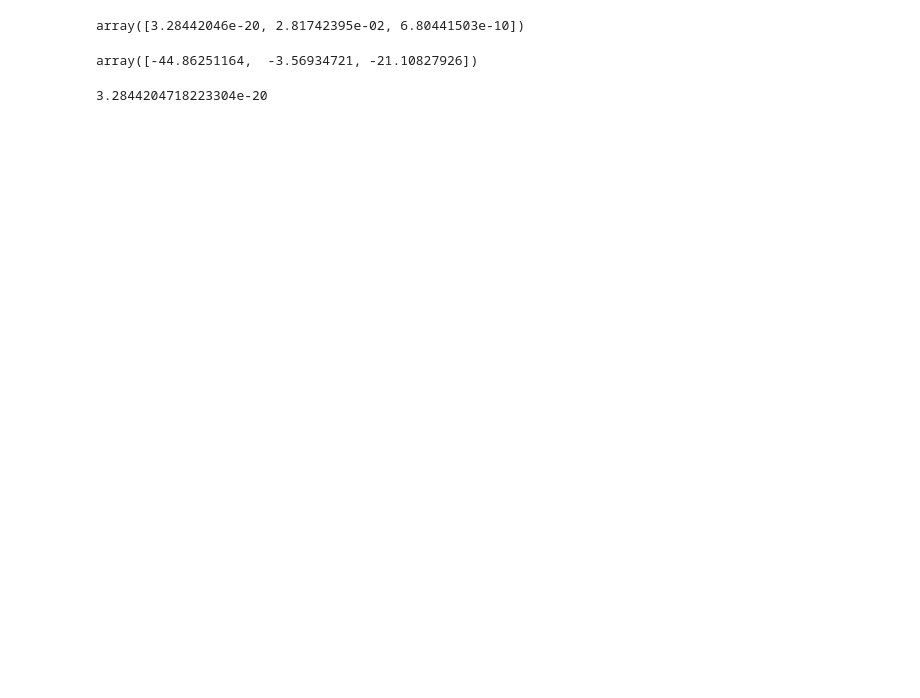
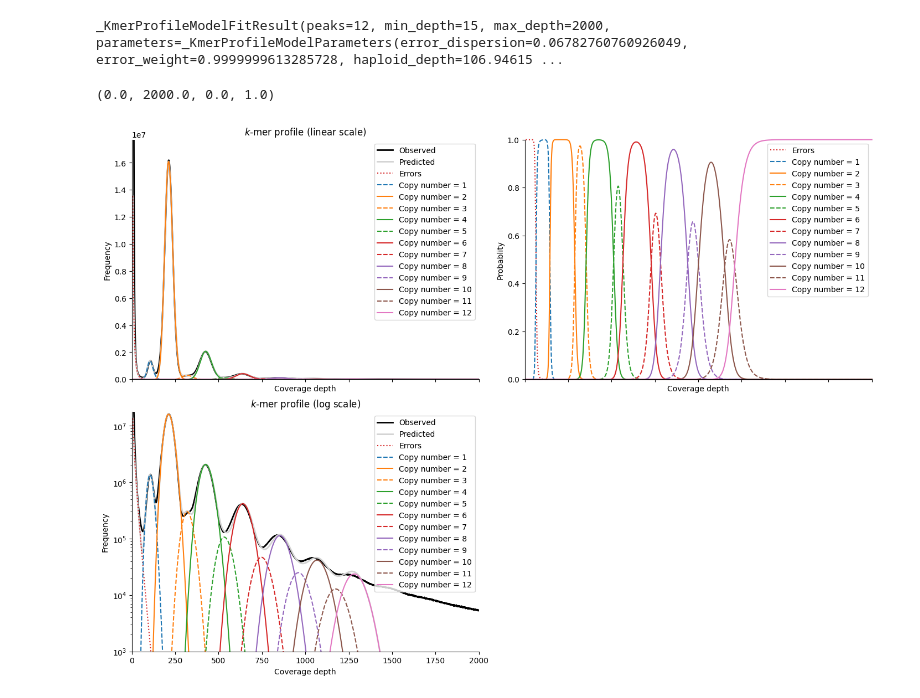
Before and after one commit to jzhang-dev/kmer-profile-decomposer, a Jupyter notebook: sandbox/test.ipynb, the cells around one changed output. Saved outputs shown, nothing was run; the diff lists cells and outputs as text; code cells hidden in the pictures; blank space fills up the shorter version.

Commit message:
Refactoring and plotting

```diff
--- a/sandbox/test.ipynb
+++ b/sandbox/test.ipynb
@@ -9,2 +9,2 @@ import matplotlib.pyplot as plt
 # %%
-df = pd.read_table("histogram.tsv", names=("depth", "count")).query("30 <= depth <= 2000").copy()
+df = pd.read_table("histogram.tsv", names=("depth", "count"))
@@ -93,5 +11,3 @@ class KmerProfileModel:
 # %%
-model = KmerProfileModel(df['depth'], df['count'], 12)
+model = KmerProfileModel(df['depth'], df['count'], 12, 15, 2000)
+result = model.fit(107)
-# %%
-result = model.optimize(107)
-result
@@ -137,12 +13,0 @@ array([124128.26629807, 365291.7551057 , 945192.41633604, ...,
-# %%
-nbinom.pmf([10, 100, 200], 100, 0.5)
-# %% [output]
-array([3.28442046e-20, 2.81742395e-02, 6.80441503e-10])
-# %%
-nbinom.logpmf([10, 100, 200], 100, 0.5)
-# %% [output]
-array([-44.86251164,  -3.56934721, -21.10827926])
-# %%
-np.exp(-44.86251164)
-# %% [output]
-3.2844204718223304e-20
@@ -150,0 +14,13 @@ def get_log_likelihood()
+# %%
+result
+# %% [output]
+_KmerProfileModelFitResult(peaks=12, min_depth=15, max_depth=2000, parameters=_KmerProfileModelParameters(error_dispersion=0.06782760760926049, error_weight=0.9999999613285728, haploid_depth=106.94615 ...
+# %%
+fig, axes = plt.subplots(2, 2, figsize=(14, 10), sharex=True, constrained_layout=True)
+result.plot_model(axes[0, 0])
+result.plot_model(axes[1, 0], scale='log')
+result.plot_probablity(axes[0, 1])
+axes[1, 1].axis('off')
+# %% [output]
+(0.0, 2000.0, 0.0, 1.0)
+[figure, added]
```
Also changed, not shown: parts of 7 cells of this notebook, 2 other files.
